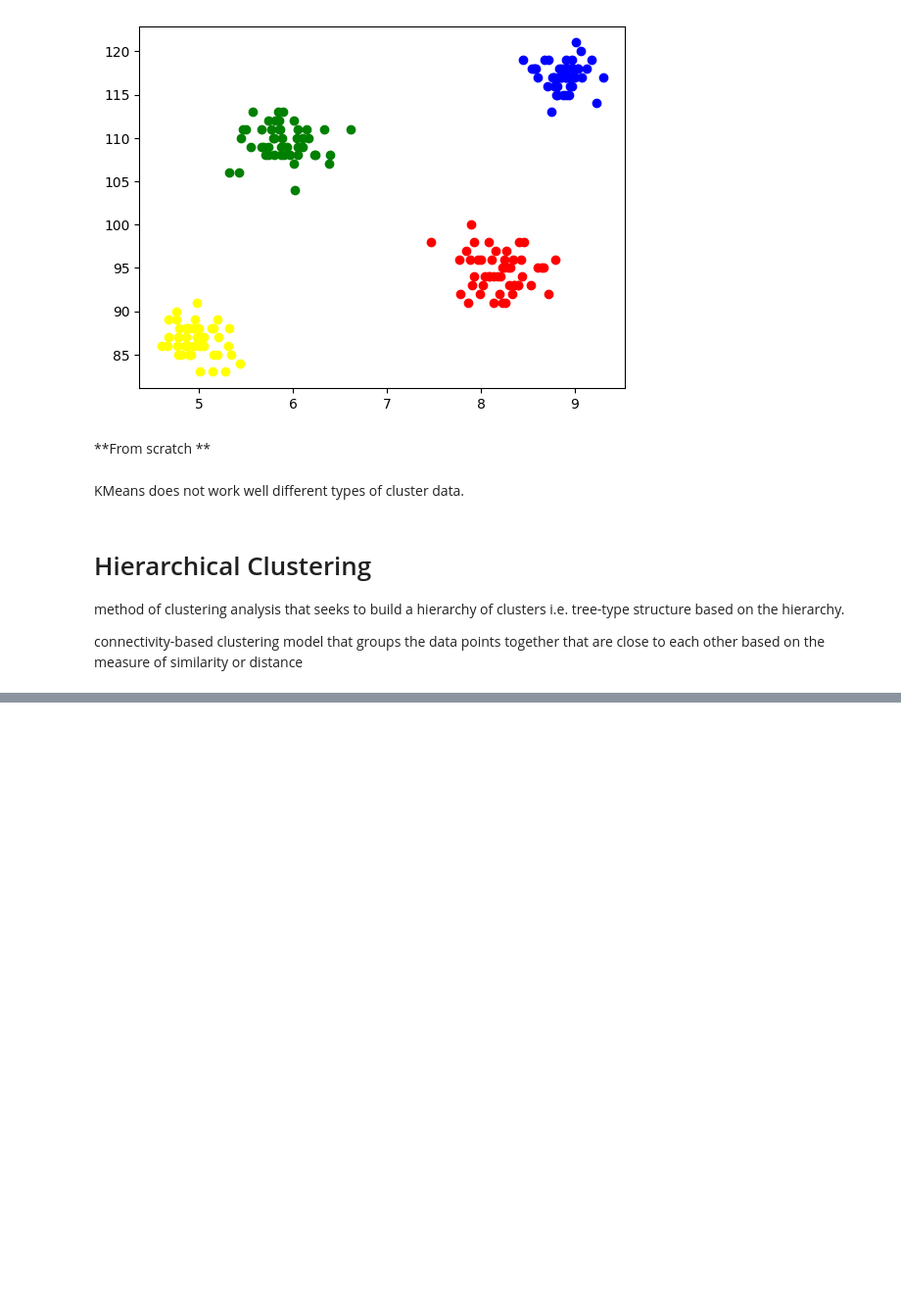
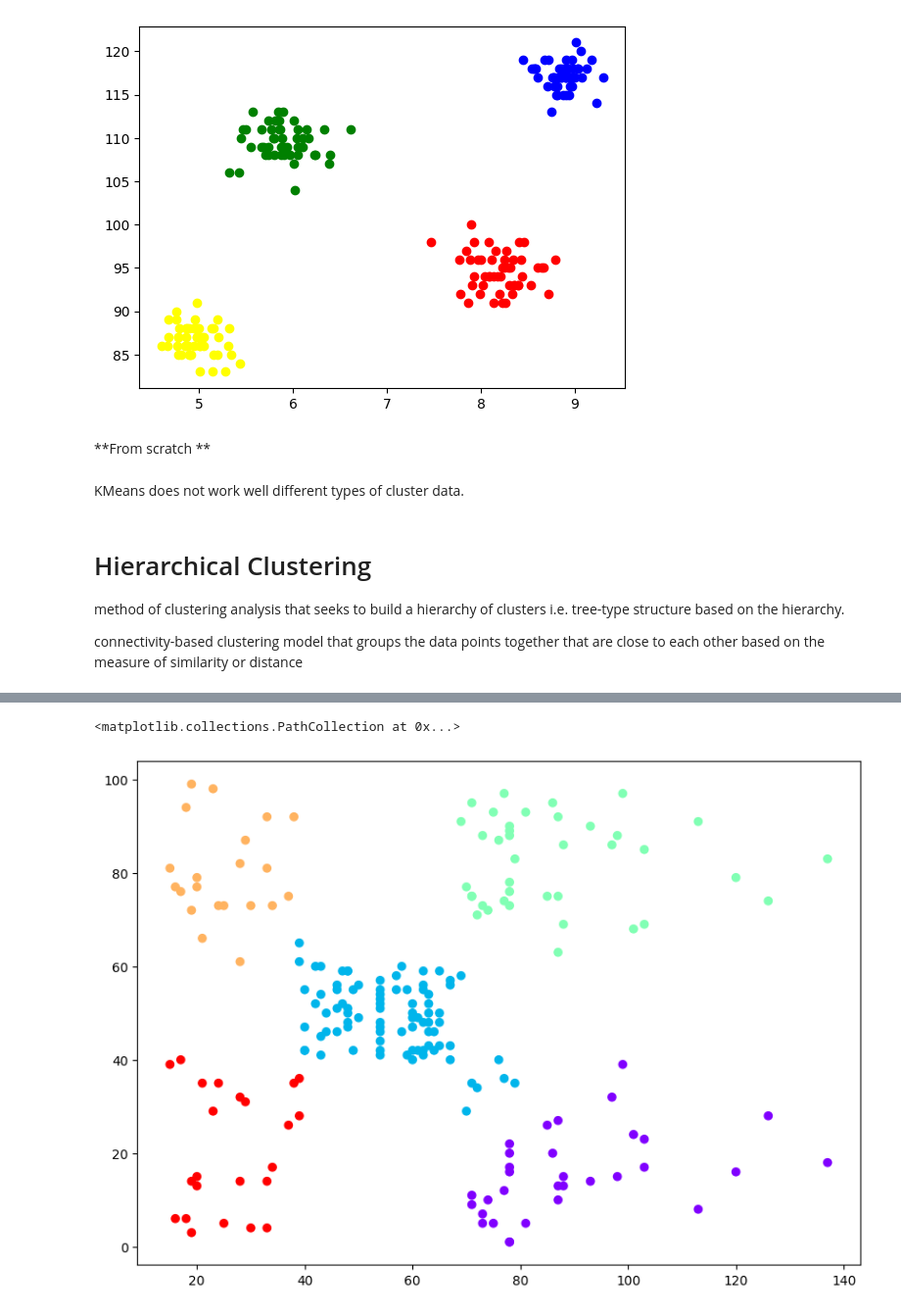
Before and after one commit to Avit-hodibu/Unsupervisied_learning, a Jupyter notebook: Unsupervise_learning.ipynb, the cells around one changed output, grey strips where cells are left out. Shown at 98% size. Drawn from its saved outputs; the diff is of its cells as text; code cells hidden in the pictures; blank space fills up the shorter version.

```diff
--- a/Unsupervise_learning.ipynb
+++ b/Unsupervise_learning.ipynb
@@ -159,0 +220,12 @@ Types of hierarchical Clustering:
+# %%
+from sklearn.cluster import AgglomerativeClustering
+
+# Remove the 'affinity' argument as it's implied with linkage='ward'
+cluster = AgglomerativeClustering(n_clusters=5, linkage='ward')
+labels_ = cluster.fit_predict(data)
+# %%
+plt.figure(figsize=(10, 7))
+plt.scatter(data[:,0], data[:,1], c=cluster.labels_, cmap='rainbow')
+# %% [output]
+<matplotlib.collections.PathCollection at 0x...>
+[figure, added]
```
Also changed, not shown: parts of 28 cells of this notebook.
